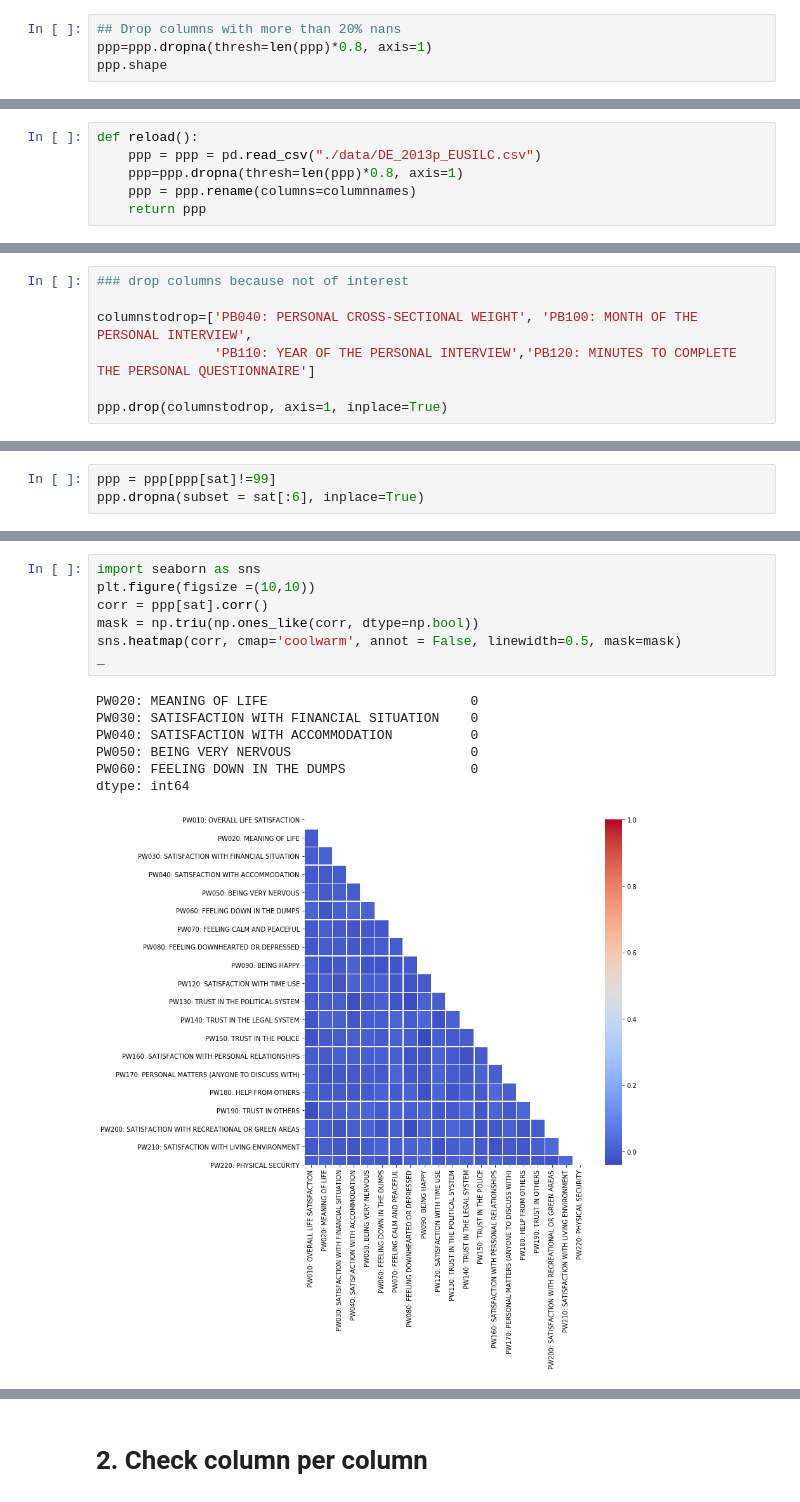
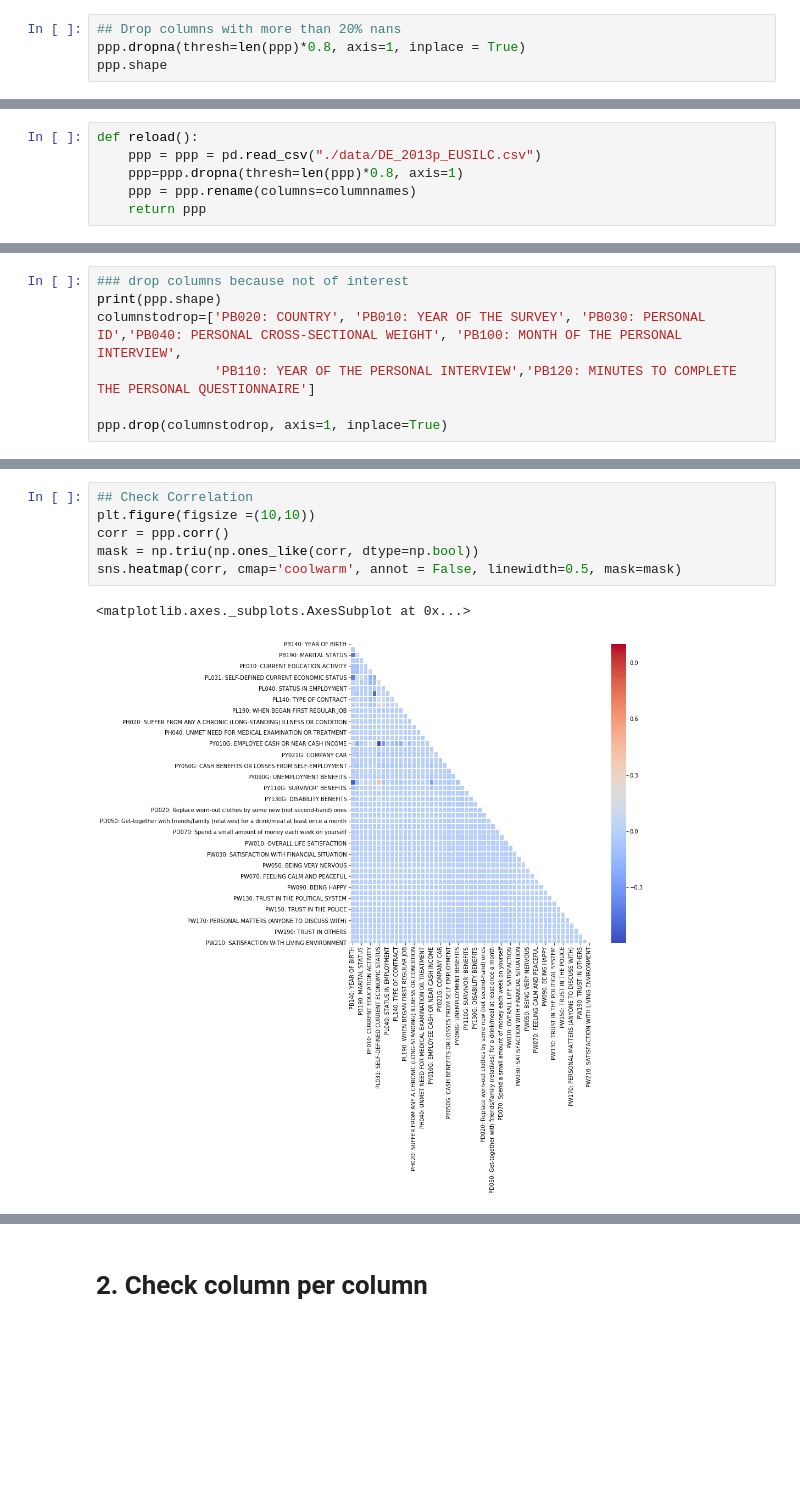
Before and after one commit to ta-data-lis/final-project, a Jupyter notebook: your-project/1_Data Cleaning.ipynb, the cells around one changed output, grey strips where cells are left out. Cells and saved outputs as stored; diff of their text form; blank space fills up the shorter version.

```diff
--- a/your-project/1_Data Cleaning.ipynb
+++ b/your-project/1_Data Cleaning.ipynb
@@ -42,7 +42,7 @@ ppp.head()
 5 rows × 284 columns
 # %%
 ## Drop columns with more than 20% nans
-ppp=ppp.dropna(thresh=len(ppp)*0.8, axis=1)
+ppp.dropna(thresh=len(ppp)*0.8, axis=1, inplace = True)
 ppp.shape
 # %% [output]
 (22042, 64)
@@ -200,8 +204,8 @@ Index(['PB010: YEAR OF THE SURVEY', 'PB020: COUNTRY', 'PB030: PERSONAL ID',
       dtype='object')
 # %%
 ### drop columns because not of interest
-
-columnstodrop=['PB040: PERSONAL CROSS-SECTIONAL WEIGHT', 'PB100: MONTH OF THE PERSONAL INTERVIEW',
+print(ppp.shape)
+columnstodrop=['PB020: COUNTRY', 'PB010: YEAR OF THE SURVEY', 'PB030: PERSONAL ID','PB040: PERSONAL CROSS-SECTIONAL WEIGHT', 'PB100: MONTH OF THE PERSONAL INTERVIEW',
                'PB110: YEAR OF THE PERSONAL INTERVIEW','PB120: MINUTES TO COMPLETE THE PERSONAL QUESTIONNAIRE']
 
 ppp.drop(columnstodrop, axis=1, inplace=True)
@@ -297,3 +213,0 @@ for x in subsets:
-# %%
-ppp = ppp[ppp[sat]!=99]
-ppp.dropna(subset = sat[:6], inplace=True)
@@ -360,15 +218,9 @@ dtype: int64
 # %%
-import seaborn as sns
+## Check Correlation
 plt.figure(figsize =(10,10))
-corr = ppp[sat].corr()
+corr = ppp.corr()
 mask = np.triu(np.ones_like(corr, dtype=np.bool))
 sns.heatmap(corr, cmap='coolwarm', annot = False, linewidth=0.5, mask=mask)
-_
 # %% [output]
-PW020: MEANING OF LIFE                          0
-PW030: SATISFACTION WITH FINANCIAL SITUATION    0
-PW040: SATISFACTION WITH ACCOMMODATION          0
-PW050: BEING VERY NERVOUS                       0
-PW060: FEELING DOWN IN THE DUMPS                0
-dtype: int64
+<matplotlib.axes._subplots.AxesSubplot at 0x...>
-[figure, old version]
+[figure, new version]
```
Also changed, not shown: parts of 192 cells of this notebook, 34 other files.
